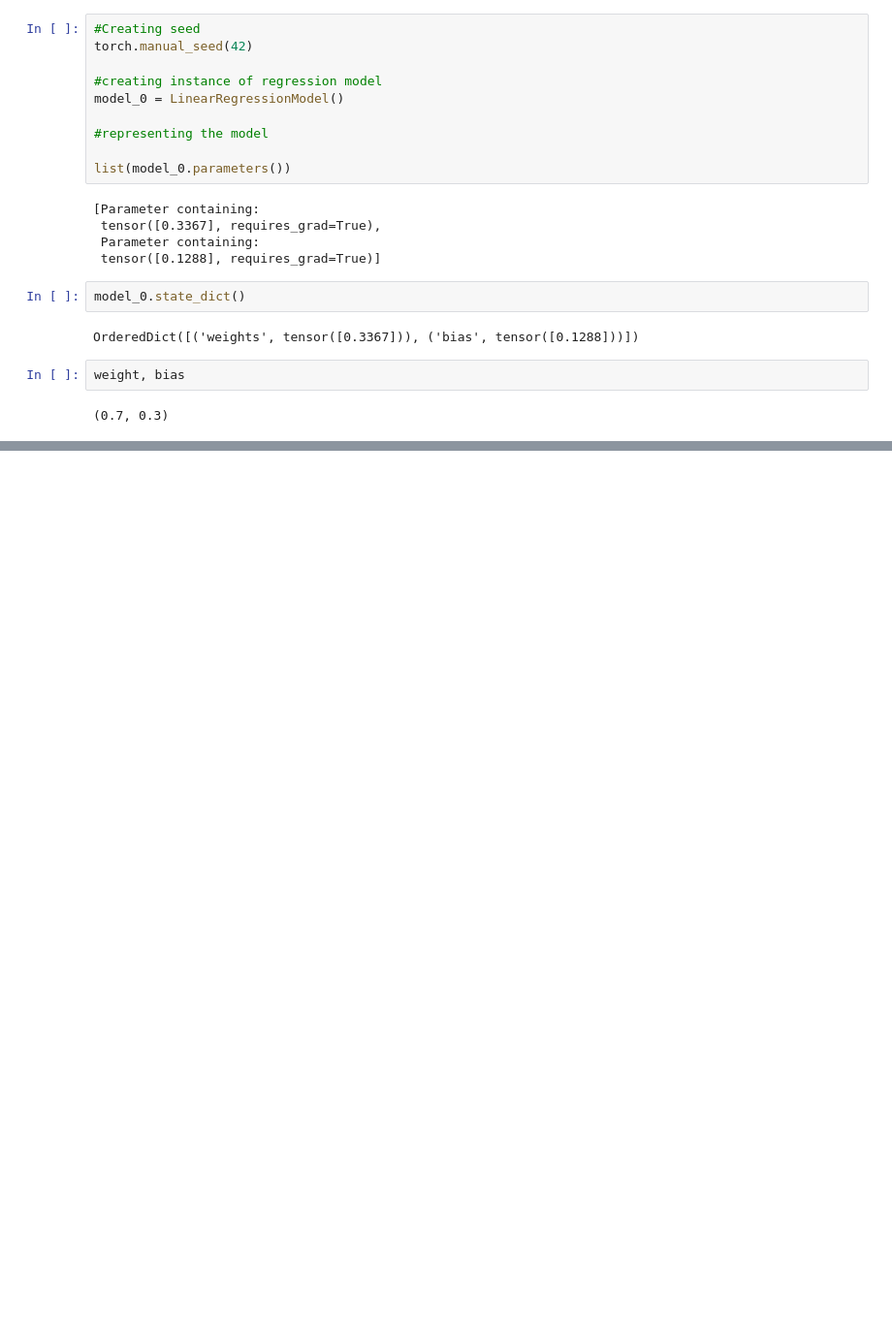
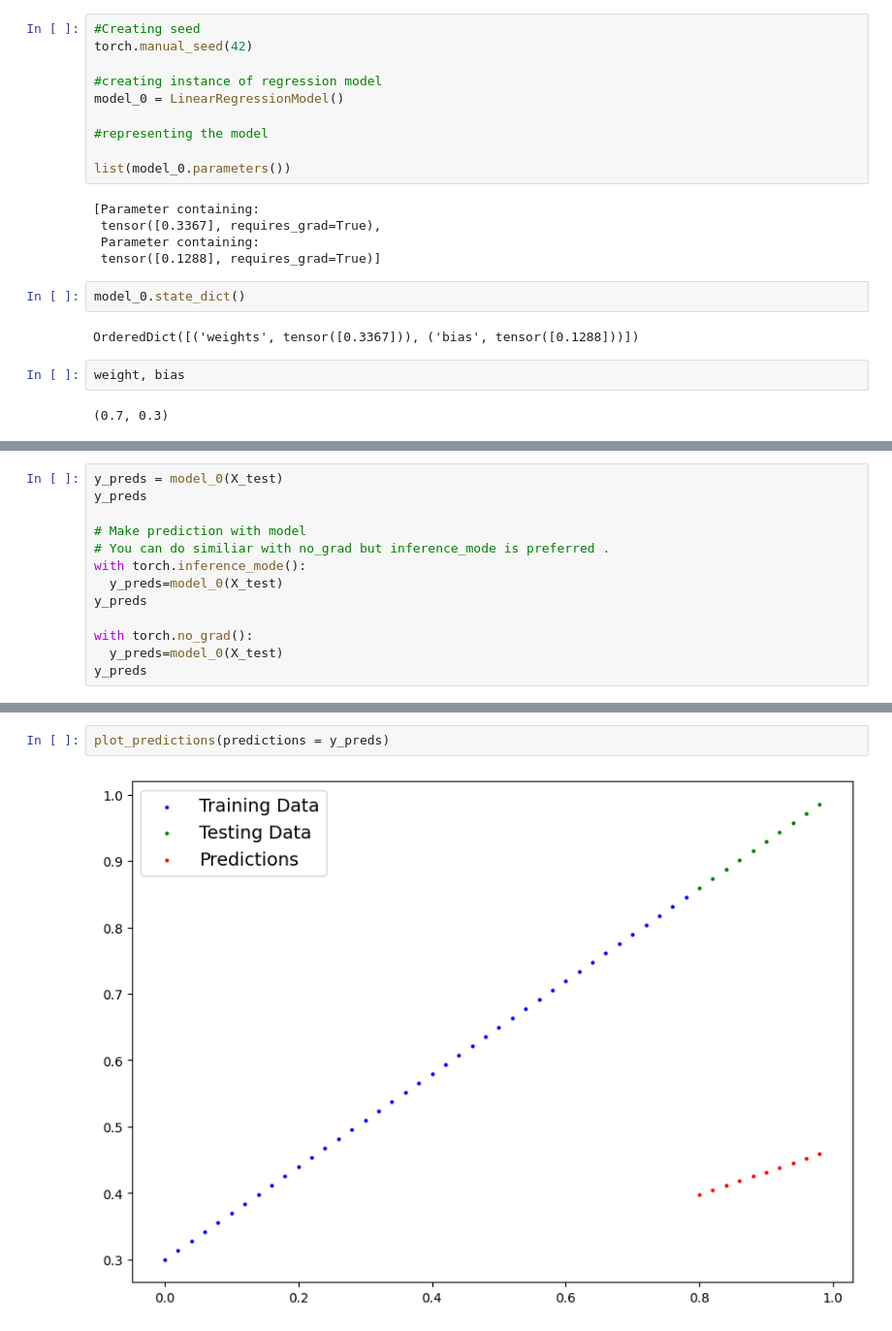
Before and after one commit to Shankar034/PyTorch, a Jupyter notebook: 01_pytorch_workflow.ipynb, the cells around one changed output, grey strips where cells are left out. Shown: that part at 97% size. Saved outputs shown, nothing was run; the diff lists cells and outputs as text; blank space fills up the shorter version.

Commit message:
Making  prediction with torch.inference_mode()

```diff
--- a/01_pytorch_workflow.ipynb
+++ b/01_pytorch_workflow.ipynb
@@ -176,0 +179,13 @@ weight, bias
+# %%
+y_preds = model_0(X_test)
+y_preds
+
+# Make prediction with model
+# You can do similiar with no_grad but inference_mode is preferred .
+with torch.inference_mode():
+  y_preds=model_0(X_test)
+y_preds
+
+with torch.no_grad():
+  y_preds=model_0(X_test)
+y_preds
@@ -176,0 +216,4 @@ weight, bias
+# %%
+plot_predictions(predictions = y_preds)
+# %% [output]
+[figure, added]
```
Also changed, not shown: parts of 4 cells of this notebook.
